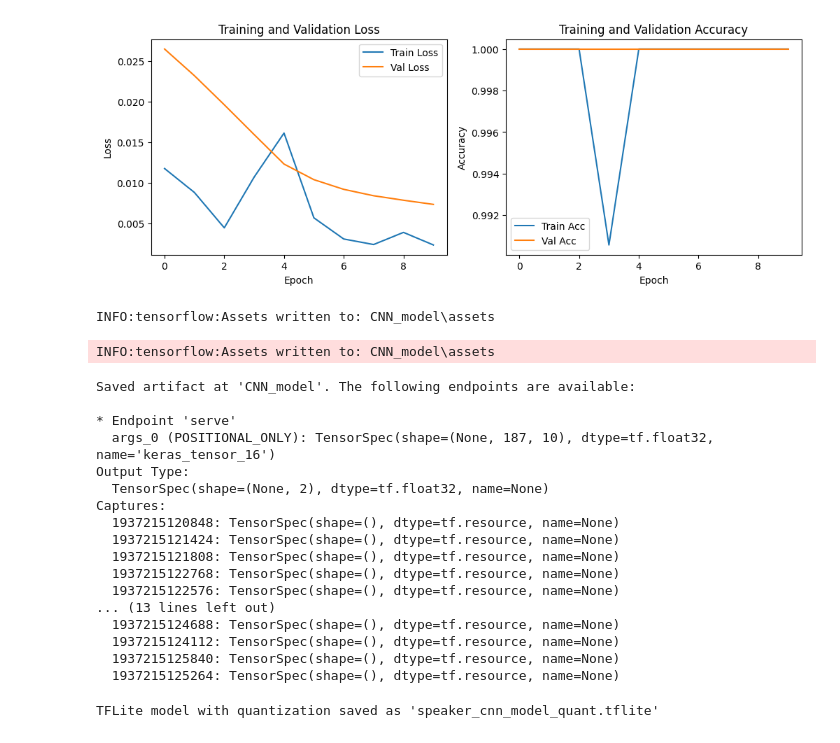
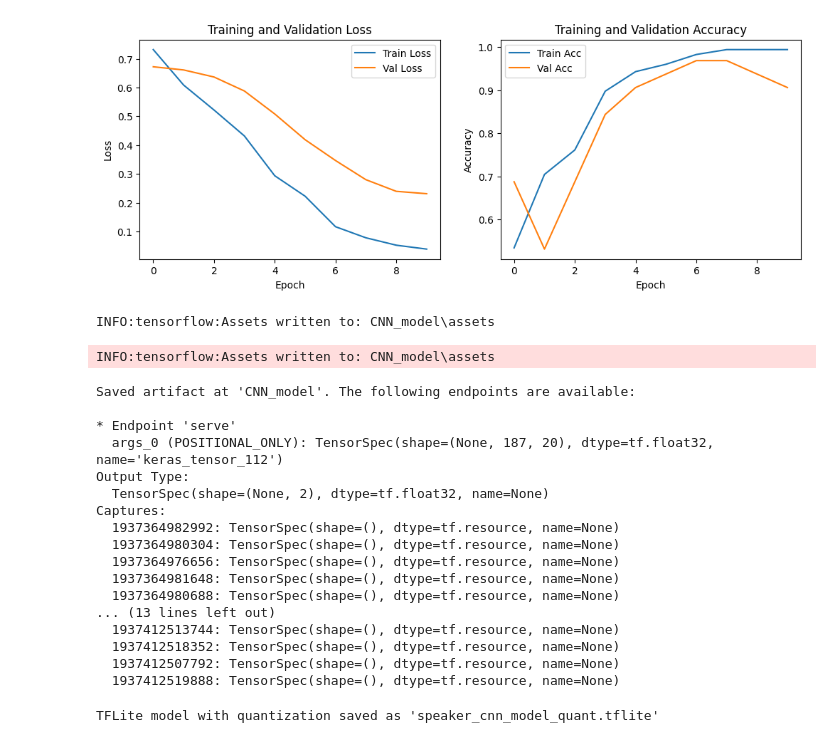
Before and after one commit to LovroSantek/speaker-identification, a Jupyter notebook: ML model/Model train.ipynb, the cells around one changed output. Cells and saved outputs as stored; diff of their text form; code cells hidden in the pictures.

```diff
--- a/ML model/Model train.ipynb
+++ b/ML model/Model train.ipynb
@@ -10,9 +10,9 @@ import matplotlib.pyplot as plt
 DATASET_PATH = "../Voice recordings"
 SAMPLE_RATE = 48000
 DURATION = 2.0
-N_MFCC = 10
+N_MFCC = 20
 BATCH_SIZE = 32
-EPOCHS = 10
+EPOCHS = 20
 MODEL_SAVE_PATH = "CNN_model"
 CHUNK_FRAMES = None   # will compute dynamically after first MFCC
 
@@ -185,10 +204,22 @@ model = build_speaker_cnn(
     len(label_map)
 )
 # %%
+from tensorflow.keras.callbacks import EarlyStopping
+
 # -----------------------------
 # Train the model
 # -----------------------------
-history = model.fit(X_padded, y_onehot, batch_size=BATCH_SIZE, epochs=EPOCHS, validation_split=0.2)
+early_stop = EarlyStopping(
+    monitor='val_loss',       # metric to monitor: val_loss or val_accuracy
+    patience=3,              # number of epochs to wait for improvement
+    restore_best_weights=True # load the best weights after stopping
+)
+
+history = model.fit(X_train_padded, y_train_onehot,
+                    batch_size=BATCH_SIZE,
+                    epochs=EPOCHS,
+                    validation_data=(X_val_padded, y_val_onehot),
+                    callbacks=[early_stop])
 
 # -----------------------------
 # Plot training history
@@ -239,23 +270,23 @@ Epoch 10/10
-[figure, old version]
+[figure, new version]
 INFO:tensorflow:Assets written to: CNN_model\assets
 INFO:tensorflow:Assets written to: CNN_model\assets
 Saved artifact at 'CNN_model'. The following endpoints are available:
 
 * Endpoint 'serve'
-  args_0 (POSITIONAL_ONLY): TensorSpec(shape=(None, 187, 10), dtype=tf.float32, name='keras_tensor_16')
+  args_0 (POSITIONAL_ONLY): TensorSpec(shape=(None, 187, 20), dtype=tf.float32, name='keras_tensor_112')
 Output Type:
   TensorSpec(shape=(None, 2), dtype=tf.float32, name=None)
 Captures:
-  1937215120848: TensorSpec(shape=(), dtype=tf.resource, name=None)
-  1937215121424: TensorSpec(shape=(), dtype=tf.resource, name=None)
-  1937215121808: TensorSpec(shape=(), dtype=tf.resource, name=None)
-  1937215122768: TensorSpec(shape=(), dtype=tf.resource, name=None)
-  1937215122576: TensorSpec(shape=(), dtype=tf.resource, name=None)
+  1937364982992: TensorSpec(shape=(), dtype=tf.resource, name=None)
+  1937364980304: TensorSpec(shape=(), dtype=tf.resource, name=None)
+  1937364976656: TensorSpec(shape=(), dtype=tf.resource, name=None)
+  1937364981648: TensorSpec(shape=(), dtype=tf.resource, name=None)
+  1937364980688: TensorSpec(shape=(), dtype=tf.resource, name=None)
 ... (13 lines left out)
-  1937215124688: TensorSpec(shape=(), dtype=tf.resource, name=None)
-  1937215124112: TensorSpec(shape=(), dtype=tf.resource, name=None)
-  1937215125840: TensorSpec(shape=(), dtype=tf.resource, name=None)
-  1937215125264: TensorSpec(shape=(), dtype=tf.resource, name=None)
+  1937412513744: TensorSpec(shape=(), dtype=tf.resource, name=None)
+  1937412518352: TensorSpec(shape=(), dtype=tf.resource, name=None)
+  1937412507792: TensorSpec(shape=(), dtype=tf.resource, name=None)
+  1937412519888: TensorSpec(shape=(), dtype=tf.resource, name=None)
 # %%
 # -----------------------------
 # Convert to TFLite with full integer quantization
```
Also changed, not shown: parts of 5 cells of this notebook, 10 other files.
